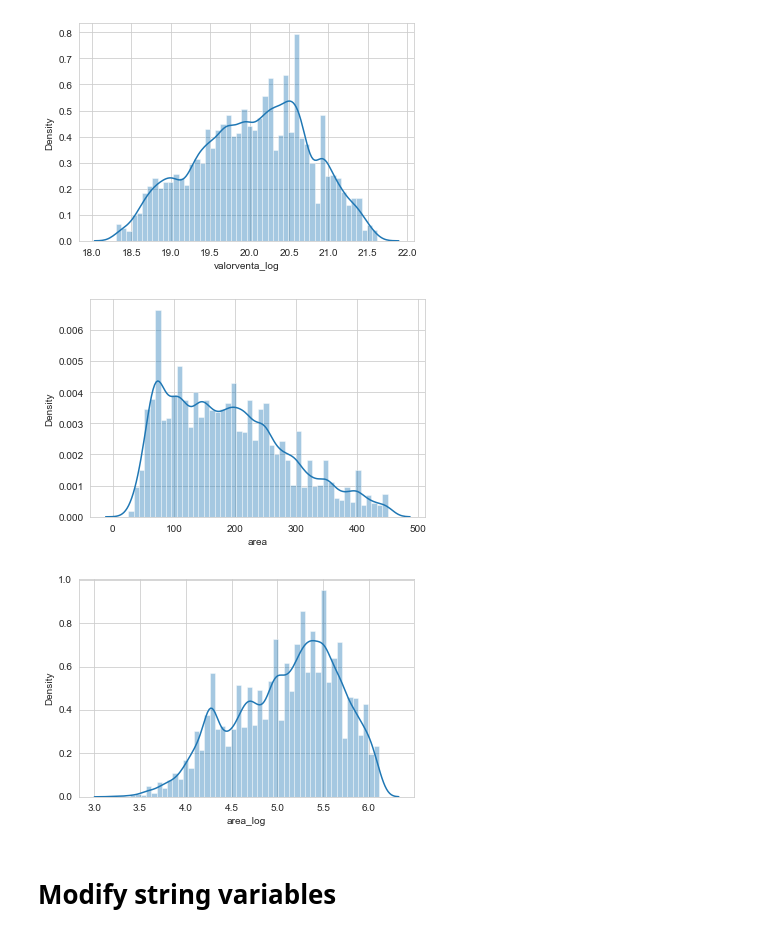
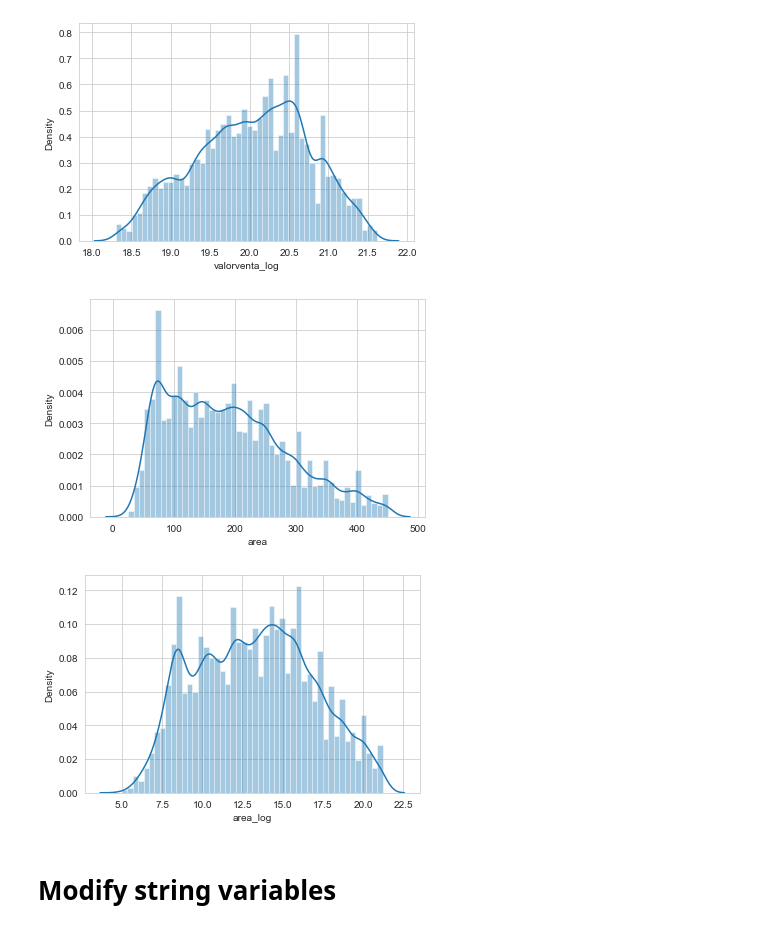
Before and after one commit to piperojas0618/Competencia-Habi, a Jupyter notebook: Habi_Notebook.ipynb, the cells around one changed output. Cells and saved outputs as stored; diff of their text form; code cells hidden in the pictures.

```diff
--- a/Habi_Notebook.ipynb
+++ b/Habi_Notebook.ipynb
@@ -121,18 +121,18 @@ test_data['valorventa_log'] = np.log(test_data['valorventa'])
 # %%
 hist_a = train_data['area']
 sn.set_style("whitegrid")
 sn.distplot(hist_a)
 plt.show()
 
-train_data['area_log'] = np.log(train_data['area'])
+train_data['area_log'] = np.sqrt(train_data['area'])
 hist_alog = train_data['area_log']
 sn.distplot(hist_alog)
 plt.show()
 
-test_data['area_log'] = np.log(test_data['area'])
+test_data['area_log'] = np.sqrt(test_data['area'])
 # %% [output]
 [figure]
-[figure, old version]
+[figure, new version]
 # %% [markdown]
 # Modify string variables
 # %%
```
Also changed, not shown: parts of 16 cells of this notebook, 3 other files.
